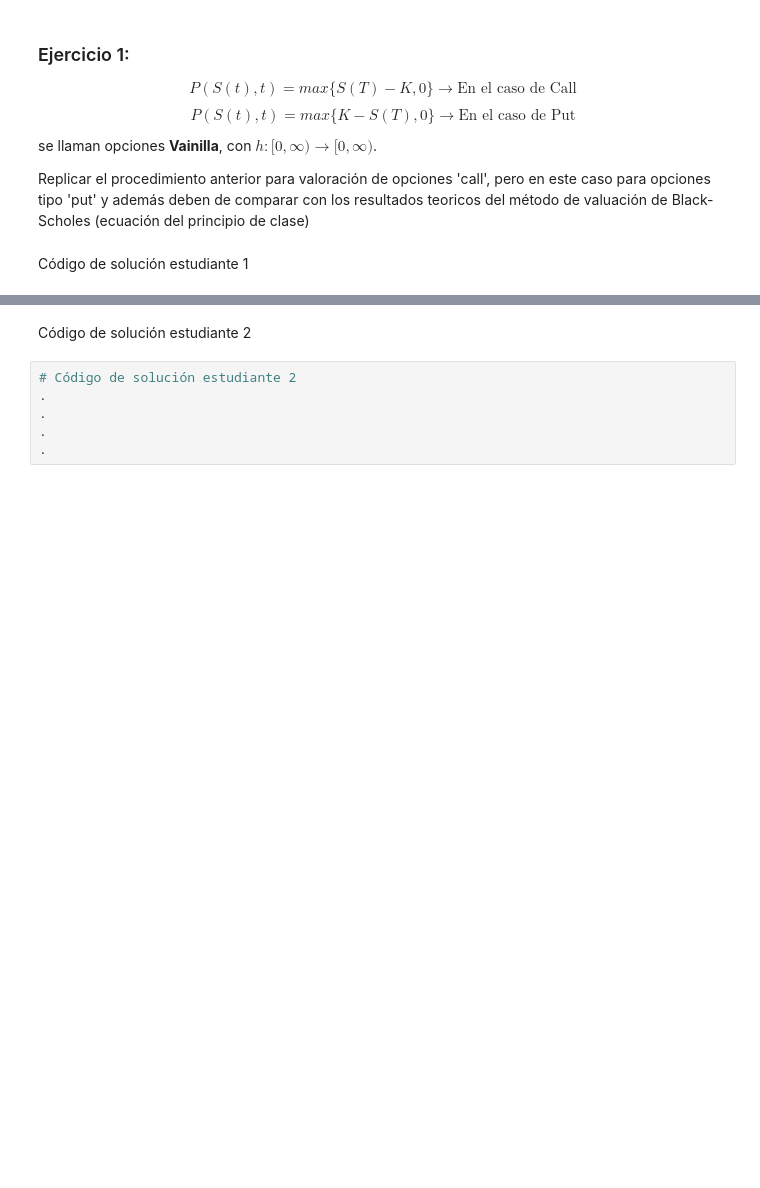
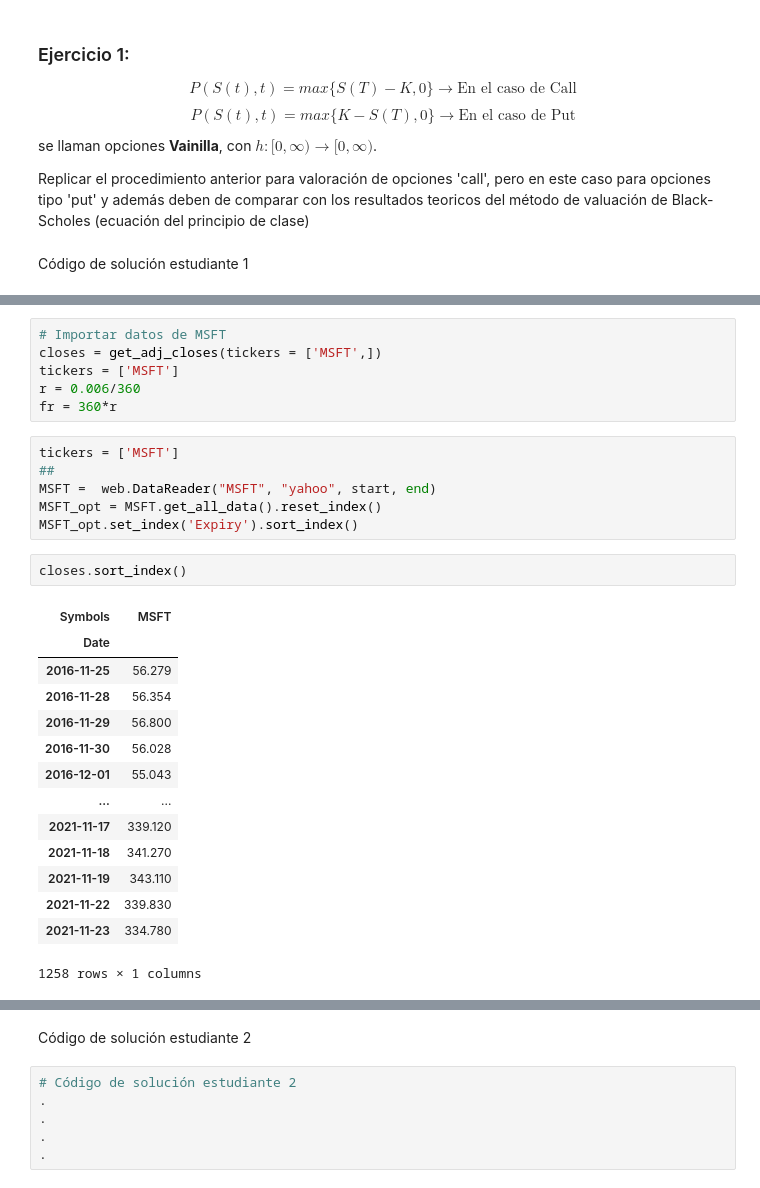
Before and after one commit to SebasGlez2000/Tarea8_JILafarga_JSGonzalez, a Jupyter notebook: Tarea8_JILafarga_JSGonzalez.ipynb, the cells around one changed output, grey strips where cells are left out. Cells and saved outputs as stored; diff of their text form; blank space fills up the shorter version.

```diff
--- a/Tarea8_JILafarga_JSGonzalez.ipynb
+++ b/Tarea8_JILafarga_JSGonzalez.ipynb
@@ -31,0 +84,29 @@ Código de solución estudiante 1
+# %%
+# Importar datos de MSFT
+closes = get_adj_closes(tickers = ['MSFT',])
+tickers = ['MSFT']
+r = 0.006/360
+fr = 360*r
+# %%
+tickers = ['MSFT']
+##
+MSFT =  web.DataReader("MSFT", "yahoo", start, end)
+MSFT_opt = MSFT.get_all_data().reset_index()
+MSFT_opt.set_index('Expiry').sort_index()
+# %%
+closes.sort_index()
+# %% [output]
+| Symbols | MSFT |
+| Date |  |
+| 2016-11-25 | 56.279 |
+| 2016-11-28 | 56.354 |
+| 2016-11-29 | 56.800 |
+| 2016-11-30 | 56.028 |
+| 2016-12-01 | 55.043 |
+| ... | ... |
+| 2021-11-17 | 339.120 |
+| 2021-11-18 | 341.270 |
+| 2021-11-19 | 343.110 |
+| 2021-11-22 | 339.830 |
+| 2021-11-23 | 334.780 |
+1258 rows × 1 columns
```
Also changed, not shown: parts of 14 cells of this notebook.
